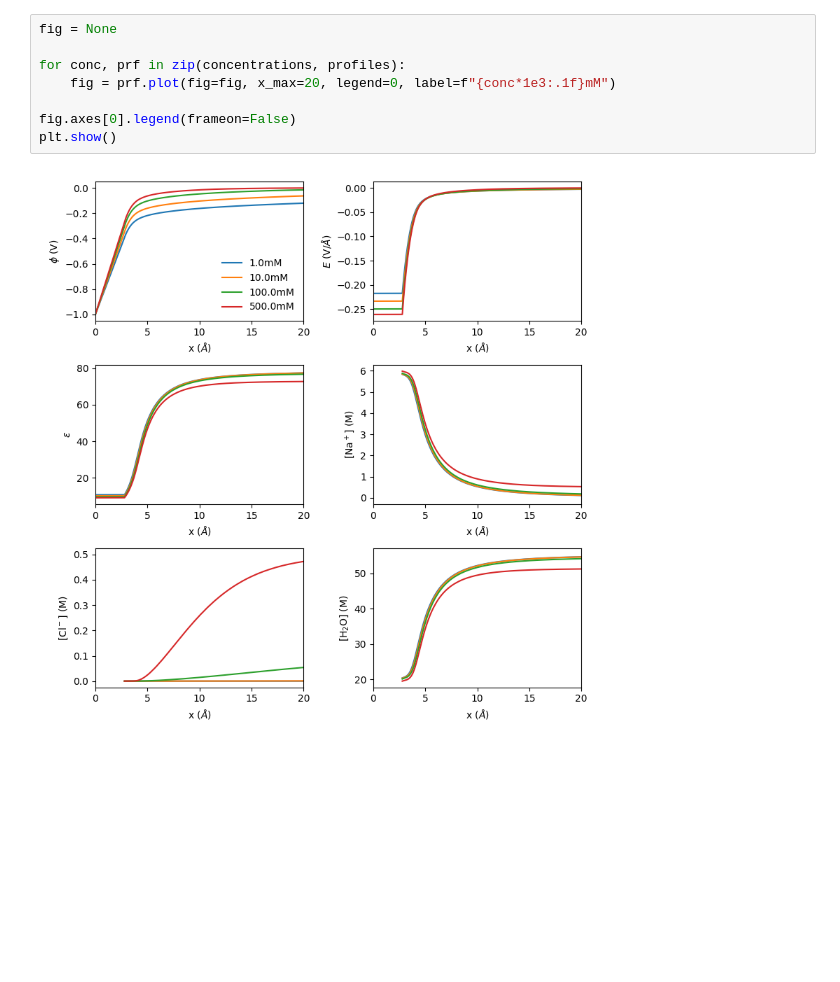
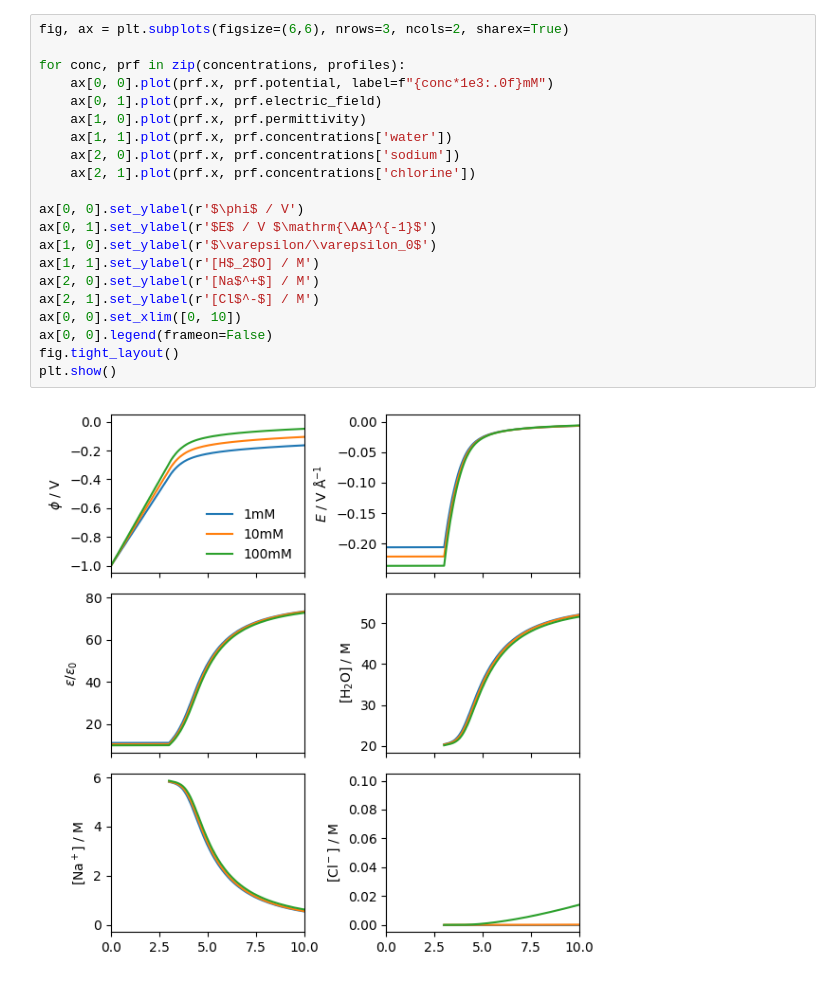
Before and after one commit to lucasdekam/frumkin, a Jupyter notebook: examples/concentrations.ipynb, the cells around one changed output. Drawn from its saved outputs; the diff is of its cells as text; blank space fills up the shorter version.

```diff
--- a/examples/concentrations.ipynb
+++ b/examples/concentrations.ipynb
@@ -55,10 +55,23 @@ Sweep from 0.00e+00 to -3.89e+01, starting at 0.00e+00. Maximum relative residua
-# %%
-fig = None
-
-for conc, prf in zip(concentrations, profiles):
-    fig = prf.plot(fig=fig, x_max=20, legend=0, label=f"{conc*1e3:.1f}mM")
-
-fig.axes[0].legend(frameon=False)
-plt.show()
-# %% [output]
-[figure, removed]
+# %%
+fig, ax = plt.subplots(figsize=(6,6), nrows=3, ncols=2, sharex=True)
+
+for conc, prf in zip(concentrations, profiles):
+    ax[0, 0].plot(prf.x, prf.potential, label=f"{conc*1e3:.0f}mM")
+    ax[0, 1].plot(prf.x, prf.electric_field)
+    ax[1, 0].plot(prf.x, prf.permittivity)
+    ax[1, 1].plot(prf.x, prf.concentrations['water'])
+    ax[2, 0].plot(prf.x, prf.concentrations['sodium'])
+    ax[2, 1].plot(prf.x, prf.concentrations['chlorine'])
+
+ax[0, 0].set_ylabel(r'$\phi$ / V')
+ax[0, 1].set_ylabel(r'$E$ / V $\mathrm{\AA}^{-1}$')
+ax[1, 0].set_ylabel(r'$\varepsilon/\varepsilon_0$')
+ax[1, 1].set_ylabel(r'[H$_2$O] / M')
+ax[2, 0].set_ylabel(r'[Na$^+$] / M')
+ax[2, 1].set_ylabel(r'[Cl$^-$] / M')
+ax[0, 0].set_xlim([0, 10])
+ax[0, 0].legend(frameon=False)
+fig.tight_layout()
+plt.show()
+# %% [output]
+[figure, added]
```
Also changed, not shown: parts of 3 cells of this notebook, 6 other files.
